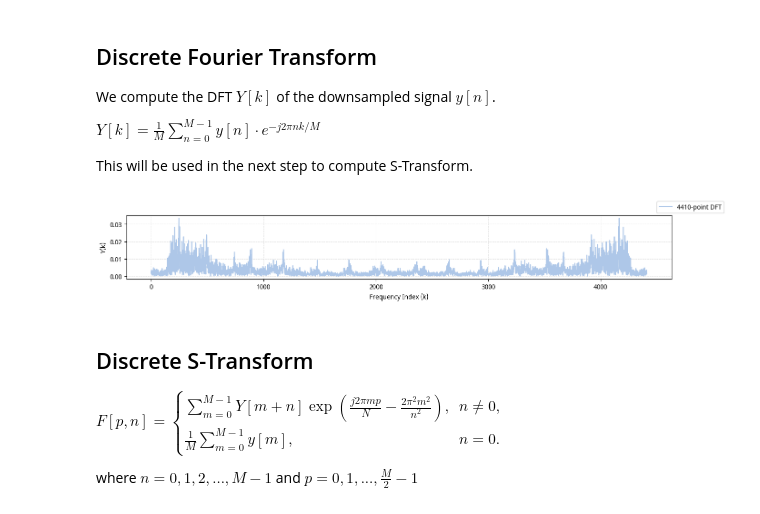
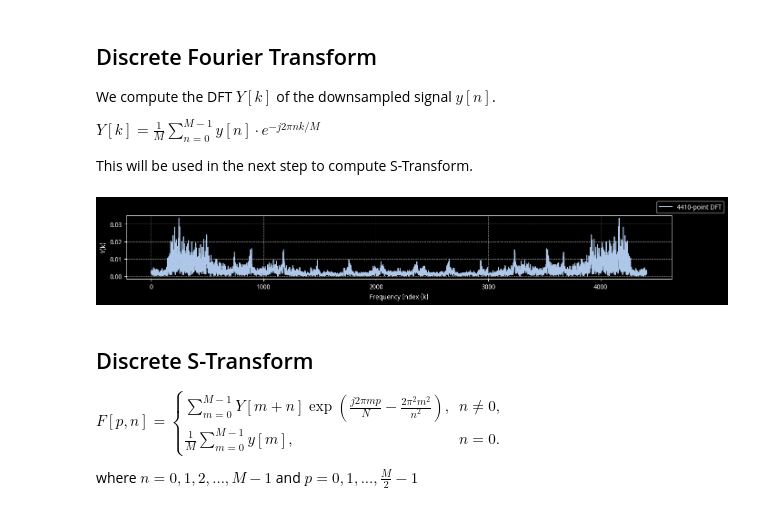
Before and after one commit to meluron-codecafe/devquest, a Jupyter notebook: notebooks/ONSET-_[2017]_On_Musical_Onset_Detection_via_the_S-Transform.ipynb, the cells around one changed output. Saved outputs shown, nothing was run; the diff lists cells and outputs as text; code cells hidden in the pictures.

```diff
--- a/notebooks/ONSET-_[2017]_On_Musical_Onset_Detection_via_the_S-Transform.ipynb
+++ b/notebooks/ONSET-_[2017]_On_Musical_Onset_Detection_via_the_S-Transform.ipynb
@@ -107,22 +107,22 @@ This will be used in the next step to compute S-Transform.
 # %%
 N = y.size
 M = y.size
 Y = np.zeros(M, dtype=np.complex64)
 
 ns = np.arange(N)
 ks = np.arange(M)
 
 for k in ks:
     exp_term = np.exp(-2j * np.pi * ns * k / M)
     Y[k] = (1 / M) * np.sum(y * exp_term)
 
 # Visualization
-fig = ms.fig("s")
+fig = ms.fig("s", dark_mode=True)
 fig.add_signal(np.abs(Y), label=f"{M}-point DFT", ylabel="Y(k)")
 fig.add_xlabel("Frequency Index (k)")
 fig.add_legend()
 # %% [output]
-[figure, old version]
+[figure, new version]
 # %% [markdown]
 ## Discrete S-Transform
 
```
Also changed, not shown: parts of 7 cells of this notebook, 5 other files.
